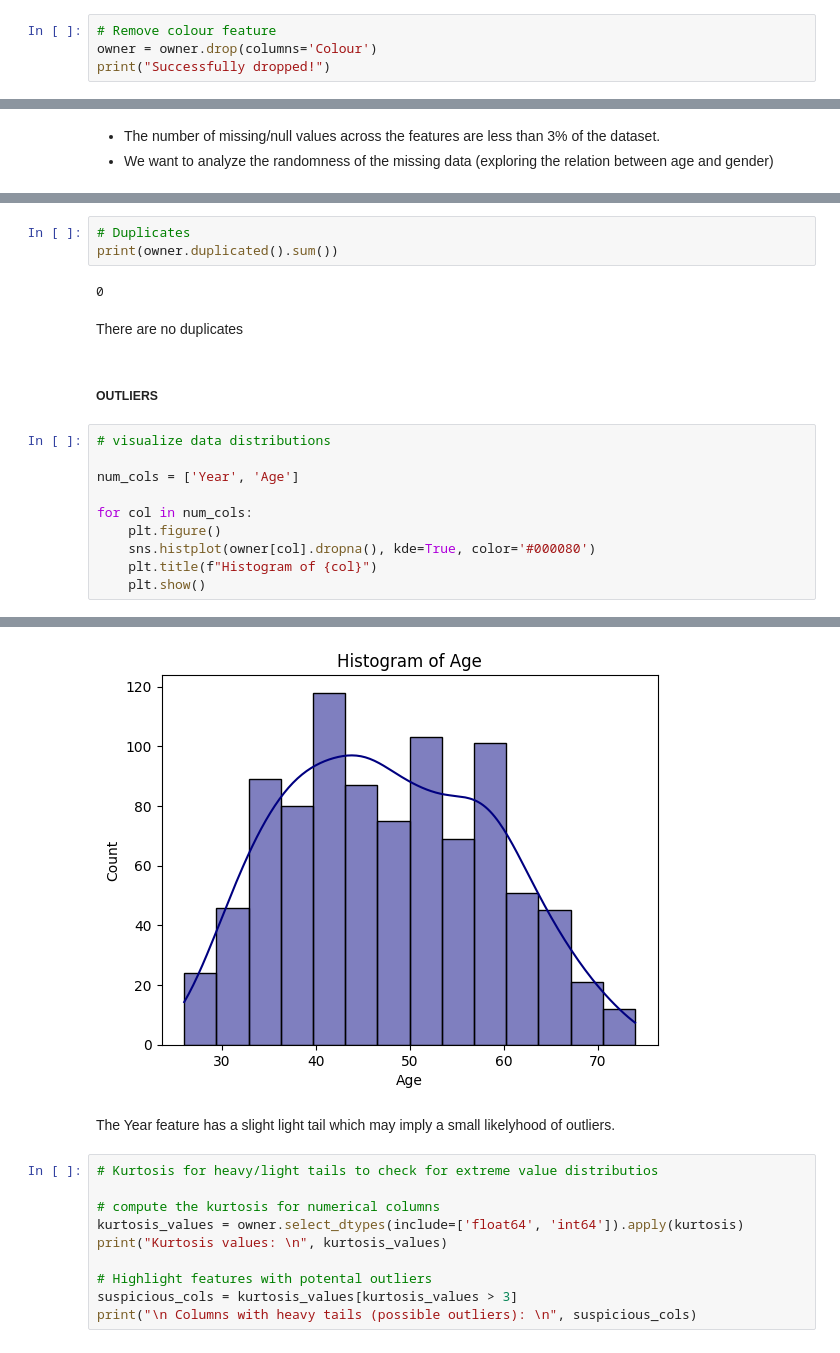
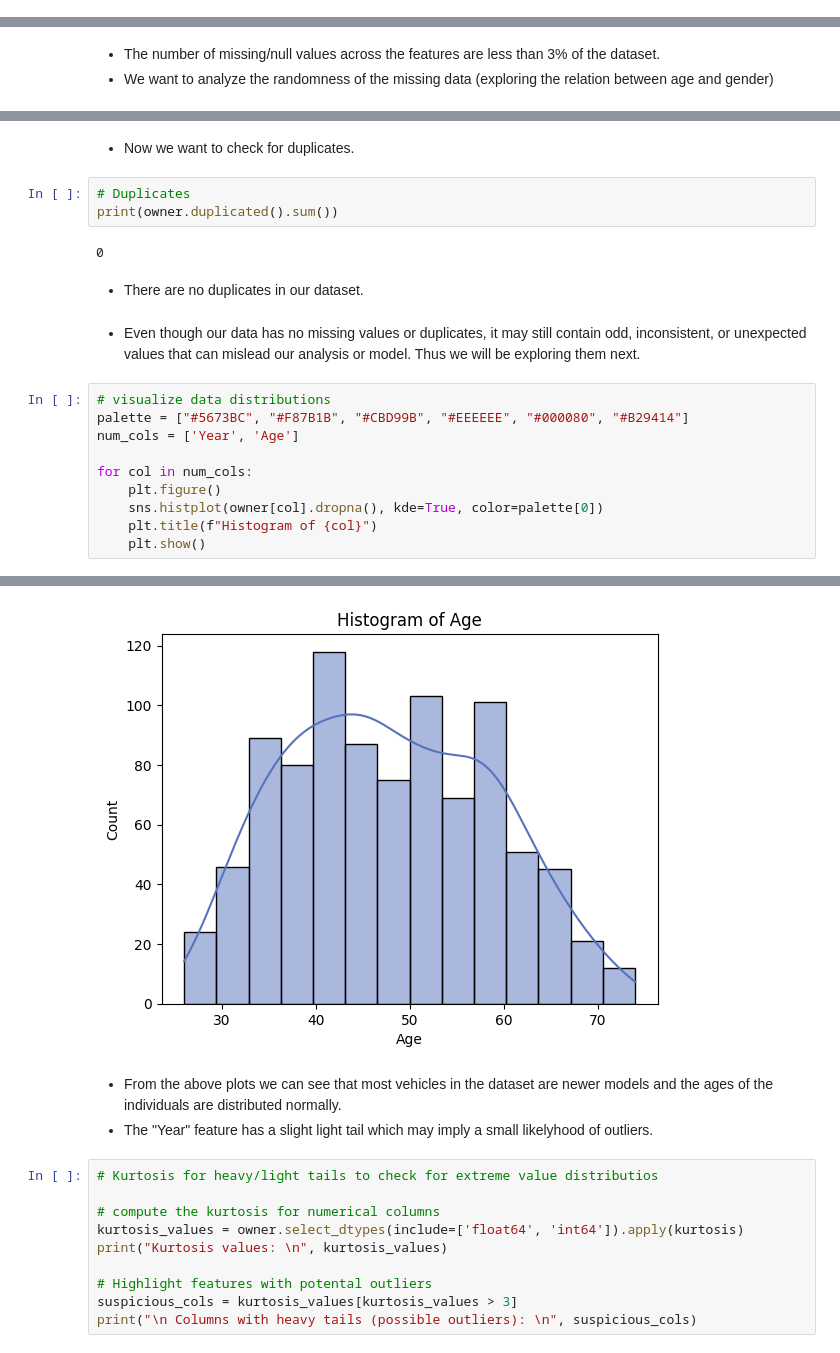
Before and after one commit to Shar-06/ChallengeTwo, a Jupyter notebook: Files/Notebook/DriverSafety.ipynb, the cells around one changed output, grey strips where cells are left out. Cells and saved outputs as stored; diff of their text form.

```diff
--- a/Files/Notebook/DriverSafety.ipynb
+++ b/Files/Notebook/DriverSafety.ipynb
@@ -149,4 +158,0 @@ The above shows a mixture of categorical and numerical data entries. Additionall
-# %%
-# Remove colour feature
-owner = owner.drop(columns='Colour')
-print("Successfully dropped!")
@@ -222,20 +217,22 @@ Removed/Dropped missing value entries.
+# %% [markdown]
+- Now we want to check for duplicates.
 # %%
 # Duplicates
 print(owner.duplicated().sum())
 # %% [output]
 0
 # %% [markdown]
-There are no duplicates
+- There are no duplicates in our dataset.
-# %% [markdown]
-##### OUTLIERS
+# %% [markdown]
+- Even though our data has no missing values or duplicates, it may still contain odd, inconsistent, or unexpected values that can mislead our analysis or model. Thus we will be exploring them next.
 # %%
 # visualize data distributions
-
+palette = ["#5673BC", "#F87B1B", "#CBD99B", "#EEEEEE", "#000080", "#B29414"]
 num_cols = ['Year', 'Age']
 
 for col in num_cols:
     plt.figure()
-    sns.histplot(owner[col].dropna(), kde=True, color='#000080')
+    sns.histplot(owner[col].dropna(), kde=True, color=palette[0])
     plt.title(f"Histogram of {col}")
     plt.show()
 # %% [output]
@@ -243,6 +240,7 @@ for col in num_cols:
-[figure, old version]
+[figure, new version]
 # %% [markdown]
-The Year feature has a slight light tail which may imply a small likelyhood of outliers.
+- From the above plots we can see that most vehicles in the dataset are newer models and the ages of the individuals are distributed normally.
+- The "Year" feature has a slight light tail which may imply a small likelyhood of outliers.
 # %%
 # Kurtosis for heavy/light tails to check for extreme value distributios
 
```
Also changed, not shown: parts of 41 cells of this notebook, 1 other file.
